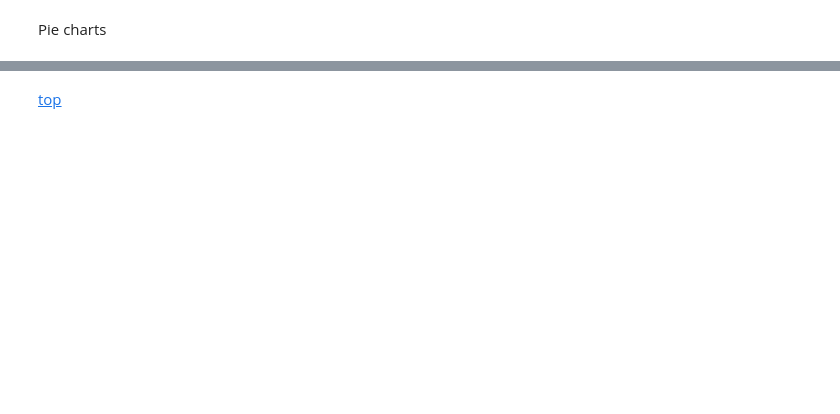
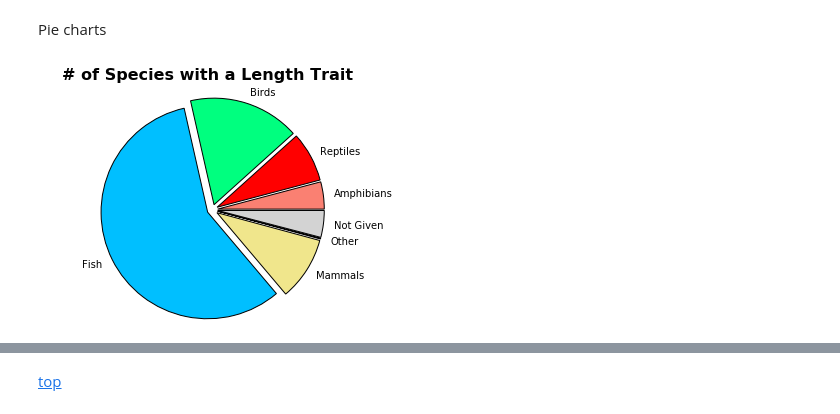
Before and after one commit to rafelafrance/traiter, a Jupyter notebook: parsers/vertnet_parser.ipynb, the cells around one changed output, grey strips where cells are left out. Cells and saved outputs as stored; diff of their text form; code cells hidden in the pictures; blank space fills up the shorter version.

```diff
--- a/parsers/vertnet_parser.ipynb
+++ b/parsers/vertnet_parser.ipynb
@@ -1937 +1921,39 @@ summarize_classes()
+# %%
+SUMMARY_FILE_NAME = '{}group_summary.csv'.format(BASE_FILE_NAME)
+
+def summarize_groups():
+    counts = {
+        'total_length_1000' : {'trait': 'normalized_total_length', 'threshold': 1000},
+        'total_length_100'  : {'trait': 'normalized_total_length', 'threshold': 100},
+        'total_length_10'   : {'trait': 'normalized_total_length', 'threshold': 10},
+        'total_length_0'    : {'trait': 'normalized_total_length', 'threshold': 0},
+        'body_mass_1000'    : {'trait': 'normalized_body_mass',    'threshold': 1000},
+        'body_mass_100'     : {'trait': 'normalized_body_mass',    'threshold': 100},
+        'body_mass_10'      : {'trait': 'normalized_body_mass',    'threshold': 10},
+        'body_mass_0'       : {'trait': 'normalized_body_mass',    'threshold': 0},
+    }
+
+    for group in GROUPS.keys():
+        for cnt in counts.keys():
+            GROUPS[group][cnt] = 0
+
+    for cls in SPECIES_COUNT_BY_CLASS.keys():
+        group = CLASSES_TO_GROUPS[cls]
+        row = GROUPS[group]
+        for species in SPECIES_COUNT_BY_CLASS[cls]:
+            species_count = SPECIES_COUNT_BY_CLASS[cls][species]
+            for cnt, count in counts.items():
+                if species_count[count['trait']] > count['threshold']:
+                    row[cnt] += 1
+
+    headers = ['group'] + [k for k in sorted(counts.keys(), reverse=True)]
+    with open(SUMMARY_FILE_NAME, 'w') as out_file:
+        writer = csv.DictWriter(out_file, headers)
+        writer.writeheader()
+        for name in GROUP_ORDER:
+            row = GROUPS[name]
+            row['group'] = name
+            writer.writerow(row)
+
+summarize_groups()
 # %% [markdown]
@@ -2030,0 +2051,7 @@ plt.show()
+# %%
+plt.suptitle('# of Species with a Length Trait', fontsize=16, weight='semibold', y=1)
+plt.pie(df['total_length_0'], labels=df['group'], colors=COLORS, explode=np.array([0.05] * 7))
+plt.axis('equal')
+plt.show()
+# %% [output]
+[figure, added]
```
Also changed, not shown: parts of 26 cells of this notebook.
